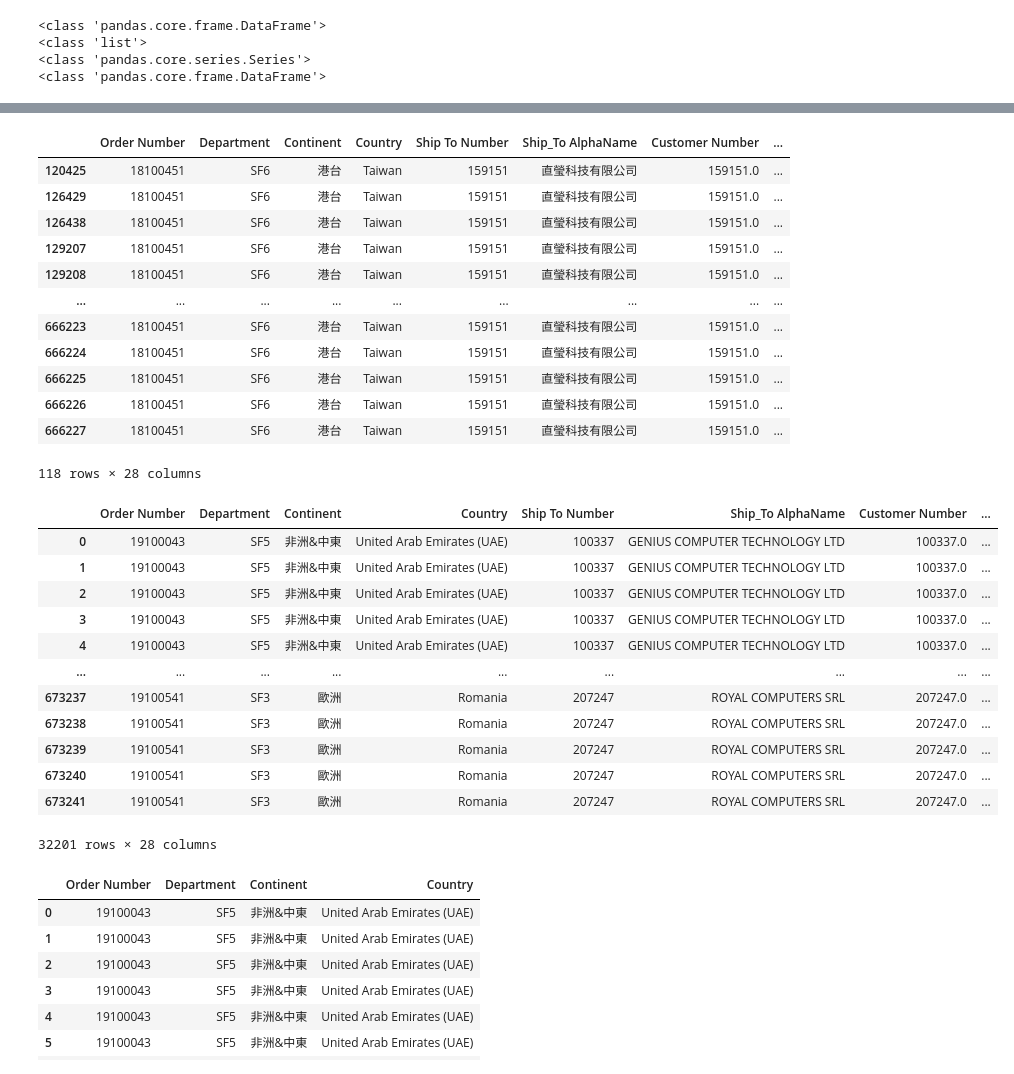
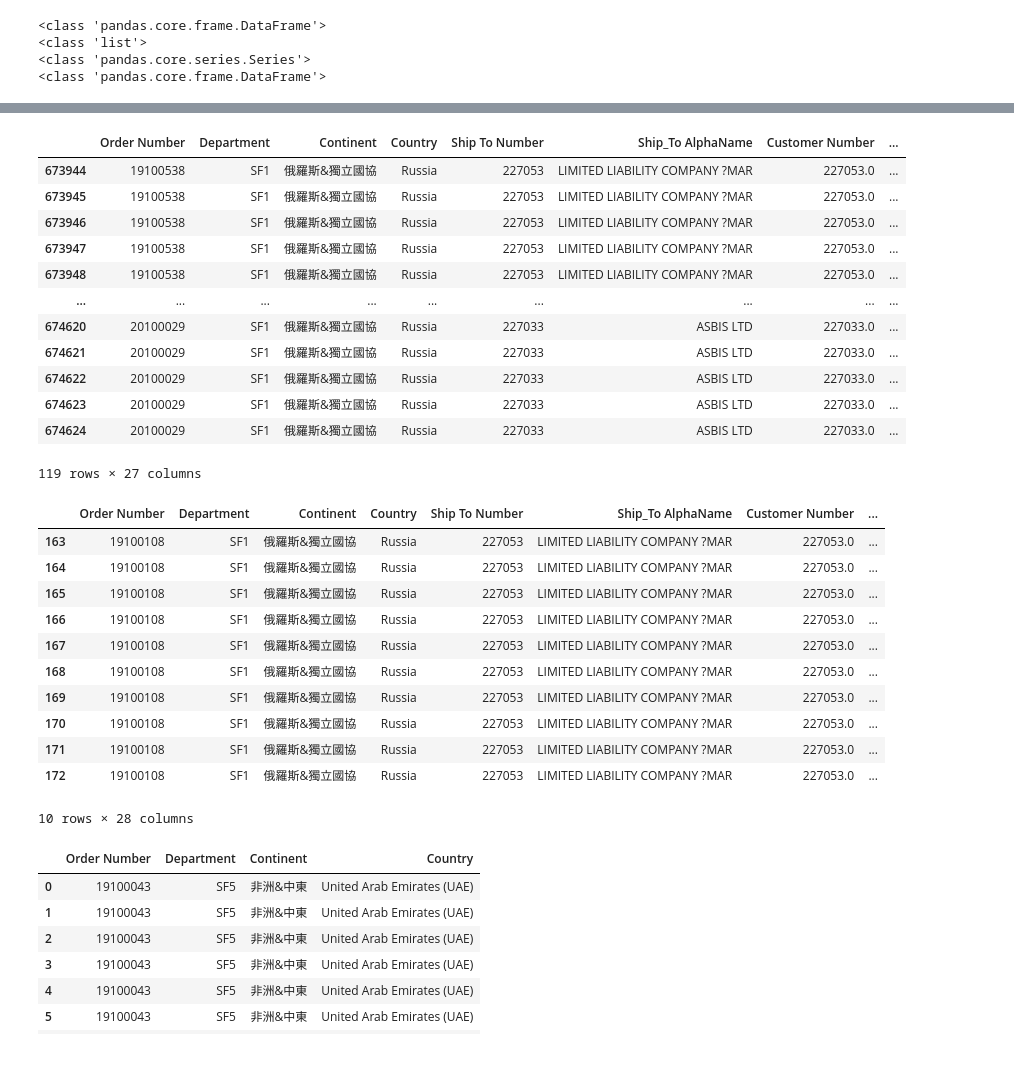
Before and after one commit to ricky4235/Python, a Jupyter notebook: 2_DataAnalysis/IPNB/Test01_GeniusData.ipynb, the cells around one changed output, grey strips where cells are left out. Saved outputs shown, nothing was run; the diff lists cells and outputs as text; code cells hidden in the pictures.

```diff
--- a/2_DataAnalysis/IPNB/Test01_GeniusData.ipynb
+++ b/2_DataAnalysis/IPNB/Test01_GeniusData.ipynb
@@ -7,7 +7,7 @@ import numpy as np
 
 #資料載入
 conn = pymysql.connect("localhost", "root", "admin", "genius_data", charset="utf8")
-sql = "SELECT * FROM gd"
+sql = "SELECT * FROM genius_data_202002 "
 df = pd.read_sql(sql, conn)
 df.head(10)
 # %% [output]
@@ -55,39 +91,38 @@ a
 # %%
-# SELECT多個條件，可以使用 | 或 & 符號連結
-b = df[  (df['Year'] == 2019) & (df['Country'] == 'Taiwan')  ]
+# WHERE多個條件，可以使用 | 或 & 符號連結
+b = df[  (df['Year'] == 2020) & (df['Country'] == 'Russia')  ]
 b
 # %% [output]
 |  | Order Number | Department | Continent | Country | Ship To Number | Ship_To AlphaName | Customer Number | ... |
-| 120425 | 18100451 | SF6 | 港台 | Taiwan | 159151 | 直瑩科技有限公司 | 159151.0 | ... |
-| 126429 | 18100451 | SF6 | 港台 | Taiwan | 159151 | 直瑩科技有限公司 | 159151.0 | ... |
-| 126438 | 18100451 | SF6 | 港台 | Taiwan | 159151 | 直瑩科技有限公司 | 159151.0 | ... |
-| 129207 | 18100451 | SF6 | 港台 | Taiwan | 159151 | 直瑩科技有限公司 | 159151.0 | ... |
-| 129208 | 18100451 | SF6 | 港台 | Taiwan | 159151 | 直瑩科技有限公司 | 159151.0 | ... |
+| 673944 | 19100538 | SF1 | 俄羅斯&獨立國協 | Russia | 227053 | LIMITED LIABILITY COMPANY ?MAR | 227053.0 | ... |
+| 673945 | 19100538 | SF1 | 俄羅斯&獨立國協 | Russia | 227053 | LIMITED LIABILITY COMPANY ?MAR | 227053.0 | ... |
+| 673946 | 19100538 | SF1 | 俄羅斯&獨立國協 | Russia | 227053 | LIMITED LIABILITY COMPANY ?MAR | 227053.0 | ... |
+| 673947 | 19100538 | SF1 | 俄羅斯&獨立國協 | Russia | 227053 | LIMITED LIABILITY COMPANY ?MAR | 227053.0 | ... |
+| 673948 | 19100538 | SF1 | 俄羅斯&獨立國協 | Russia | 227053 | LIMITED LIABILITY COMPANY ?MAR | 227053.0 | ... |
 | ... | ... | ... | ... | ... | ... | ... | ... | ... |
-| 666223 | 18100451 | SF6 | 港台 | Taiwan | 159151 | 直瑩科技有限公司 | 159151.0 | ... |
-| 666224 | 18100451 | SF6 | 港台 | Taiwan | 159151 | 直瑩科技有限公司 | 159151.0 | ... |
-| 666225 | 18100451 | SF6 | 港台 | Taiwan | 159151 | 直瑩科技有限公司 | 159151.0 | ... |
-| 666226 | 18100451 | SF6 | 港台 | Taiwan | 159151 | 直瑩科技有限公司 | 159151.0 | ... |
-| 666227 | 18100451 | SF6 | 港台 | Taiwan | 159151 | 直瑩科技有限公司 | 159151.0 | ... |
+| 674620 | 20100029 | SF1 | 俄羅斯&獨立國協 | Russia | 227033 | ASBIS LTD | 227033.0 | ... |
+| 674621 | 20100029 | SF1 | 俄羅斯&獨立國協 | Russia | 227033 | ASBIS LTD | 227033.0 | ... |
+| 674622 | 20100029 | SF1 | 俄羅斯&獨立國協 | Russia | 227033 | ASBIS LTD | 227033.0 | ... |
+| 674623 | 20100029 | SF1 | 俄羅斯&獨立國協 | Russia | 227033 | ASBIS LTD | 227033.0 | ... |
+| 674624 | 20100029 | SF1 | 俄羅斯&獨立國協 | Russia | 227033 | ASBIS LTD | 227033.0 | ... |
-118 rows × 28 columns
+119 rows × 27 columns
 # %%
-# SELECT多個條件，可以使用 | 或 & 符號連結
-b2 = df[  (df['Year'] == 2019) | (df['Country'] == 'Taiwan')  ]
-b2
+# WHERE多個條件，可以使用 | 或 & 符號連結
+b2 = df[  (df['Year'] == 2020) | (df['Country'] == 'Russia')  ]
+b2.head(10)
 # %% [output]
 |  | Order Number | Department | Continent | Country | Ship To Number | Ship_To AlphaName | Customer Number | ... |
-| 0 | 19100043 | SF5 | 非洲&中東 | United Arab Emirates (UAE) | 100337 | GENIUS COMPUTER TECHNOLOGY LTD | 100337.0 | ... |
-| 1 | 19100043 | SF5 | 非洲&中東 | United Arab Emirates (UAE) | 100337 | GENIUS COMPUTER TECHNOLOGY LTD | 100337.0 | ... |
-| 2 | 19100043 | SF5 | 非洲&中東 | United Arab Emirates (UAE) | 100337 | GENIUS COMPUTER TECHNOLOGY LTD | 100337.0 | ... |
-| 3 | 19100043 | SF5 | 非洲&中東 | United Arab Emirates (UAE) | 100337 | GENIUS COMPUTER TECHNOLOGY LTD | 100337.0 | ... |
-| 4 | 19100043 | SF5 | 非洲&中東 | United Arab Emirates (UAE) | 100337 | GENIUS COMPUTER TECHNOLOGY LTD | 100337.0 | ... |
-| ... | ... | ... | ... | ... | ... | ... | ... | ... |
-| 673237 | 19100541 | SF3 | 歐洲 | Romania | 207247 | ROYAL COMPUTERS SRL | 207247.0 | ... |
-| 673238 | 19100541 | SF3 | 歐洲 | Romania | 207247 | ROYAL COMPUTERS SRL | 207247.0 | ... |
-| 673239 | 19100541 | SF3 | 歐洲 | Romania | 207247 | ROYAL COMPUTERS SRL | 207247.0 | ... |
-| 673240 | 19100541 | SF3 | 歐洲 | Romania | 207247 | ROYAL COMPUTERS SRL | 207247.0 | ... |
-| 673241 | 19100541 | SF3 | 歐洲 | Romania | 207247 | ROYAL COMPUTERS SRL | 207247.0 | ... |
+| 163 | 19100108 | SF1 | 俄羅斯&獨立國協 | Russia | 227053 | LIMITED LIABILITY COMPANY ?MAR | 227053.0 | ... |
+| 164 | 19100108 | SF1 | 俄羅斯&獨立國協 | Russia | 227053 | LIMITED LIABILITY COMPANY ?MAR | 227053.0 | ... |
+| 165 | 19100108 | SF1 | 俄羅斯&獨立國協 | Russia | 227053 | LIMITED LIABILITY COMPANY ?MAR | 227053.0 | ... |
+| 166 | 19100108 | SF1 | 俄羅斯&獨立國協 | Russia | 227053 | LIMITED LIABILITY COMPANY ?MAR | 227053.0 | ... |
+| 167 | 19100108 | SF1 | 俄羅斯&獨立國協 | Russia | 227053 | LIMITED LIABILITY COMPANY ?MAR | 227053.0 | ... |
+| 168 | 19100108 | SF1 | 俄羅斯&獨立國協 | Russia | 227053 | LIMITED LIABILITY COMPANY ?MAR | 227053.0 | ... |
+| 169 | 19100108 | SF1 | 俄羅斯&獨立國協 | Russia | 227053 | LIMITED LIABILITY COMPANY ?MAR | 227053.0 | ... |
+| 170 | 19100108 | SF1 | 俄羅斯&獨立國協 | Russia | 227053 | LIMITED LIABILITY COMPANY ?MAR | 227053.0 | ... |
+| 171 | 19100108 | SF1 | 俄羅斯&獨立國協 | Russia | 227053 | LIMITED LIABILITY COMPANY ?MAR | 227053.0 | ... |
+| 172 | 19100108 | SF1 | 俄羅斯&獨立國協 | Russia | 227053 | LIMITED LIABILITY COMPANY ?MAR | 227053.0 | ... |
-32201 rows × 28 columns
+10 rows × 28 columns
 # %%
 # SELECT欄位，用 list 標註變數名稱可以將變數從資料框中選出
 c = df[['Order Number','Department','Continent', 'Country']]
```
Also changed, not shown: parts of 10 cells of this notebook, 9 other files.
